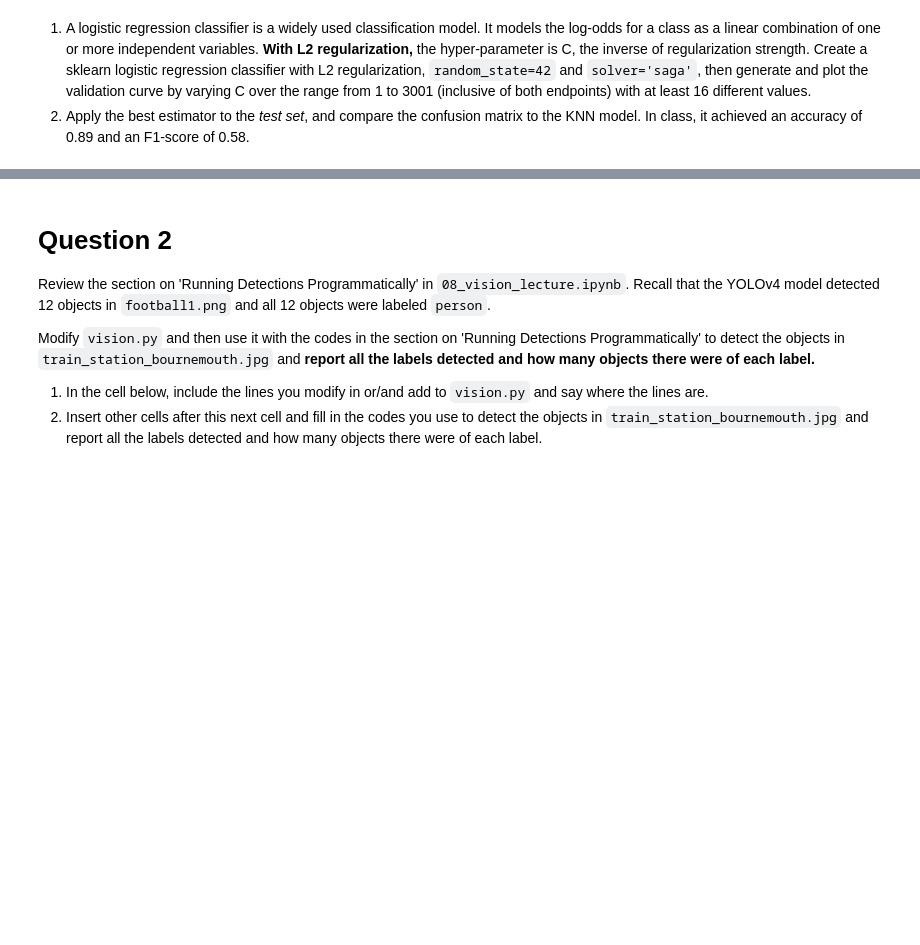
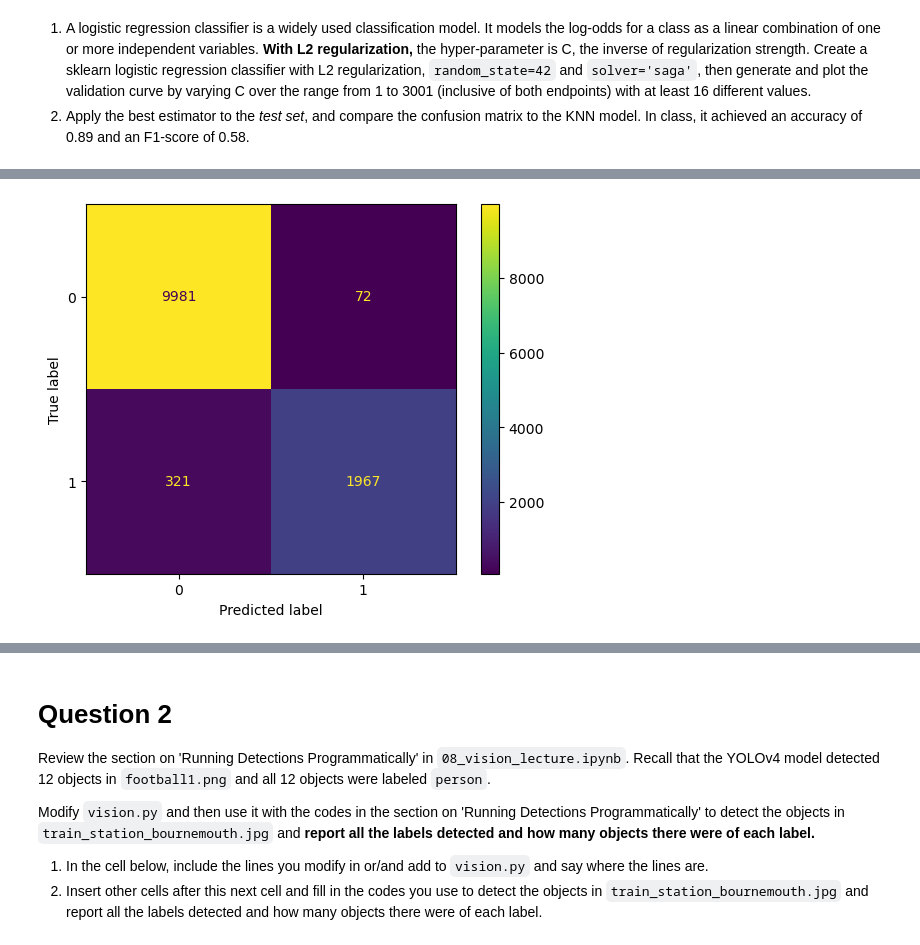
Before and after one commit to Luke-zm/Completed-Data-Courses-for-Masters, a Jupyter notebook: IND5003/assignment/IND5003_2310_Assignment_2.ipynb, the cells around one changed output, grey strips where cells are left out. Cells and saved outputs as stored; diff of their text form; code cells hidden in the pictures; blank space fills up the shorter version.

```diff
--- a/IND5003/assignment/IND5003_2310_Assignment_2.ipynb
+++ b/IND5003/assignment/IND5003_2310_Assignment_2.ipynb
@@ -63,0 +160,3 @@ X_ttest = ct.transform(X_test)
+# %%
+# Creating logistic regression classifier with L2 regularization
+log_reg = LogisticRegression(random_state=42, solver='saga', penalty='l2', max_iter=100000, C=2201)
@@ -63,0 +167,6 @@ X_ttest = ct.transform(X_test)
+# %%
+y_pred = log_reg.predict(X_ttest)
+# %%
+ConfusionMatrixDisplay(confusion_matrix(y_test, y_pred), display_labels=log_reg.classes_).plot();
+# %% [output]
+[figure, added]
```
Also changed, not shown: parts of 14 cells of this notebook, 5 other files.
